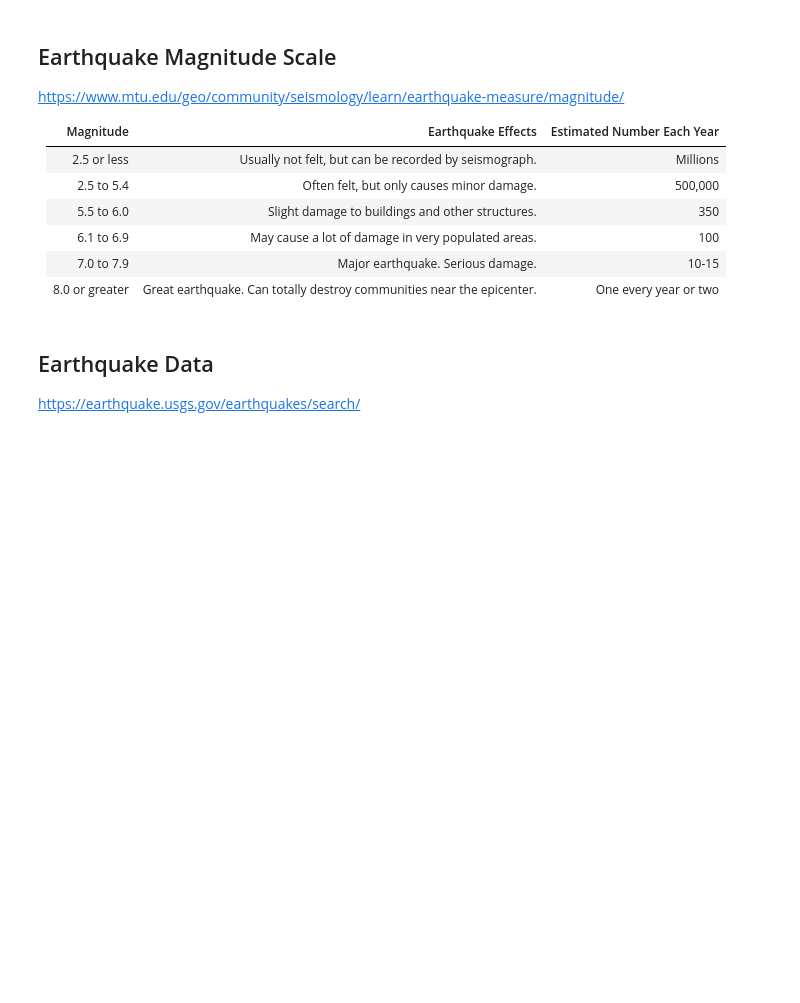
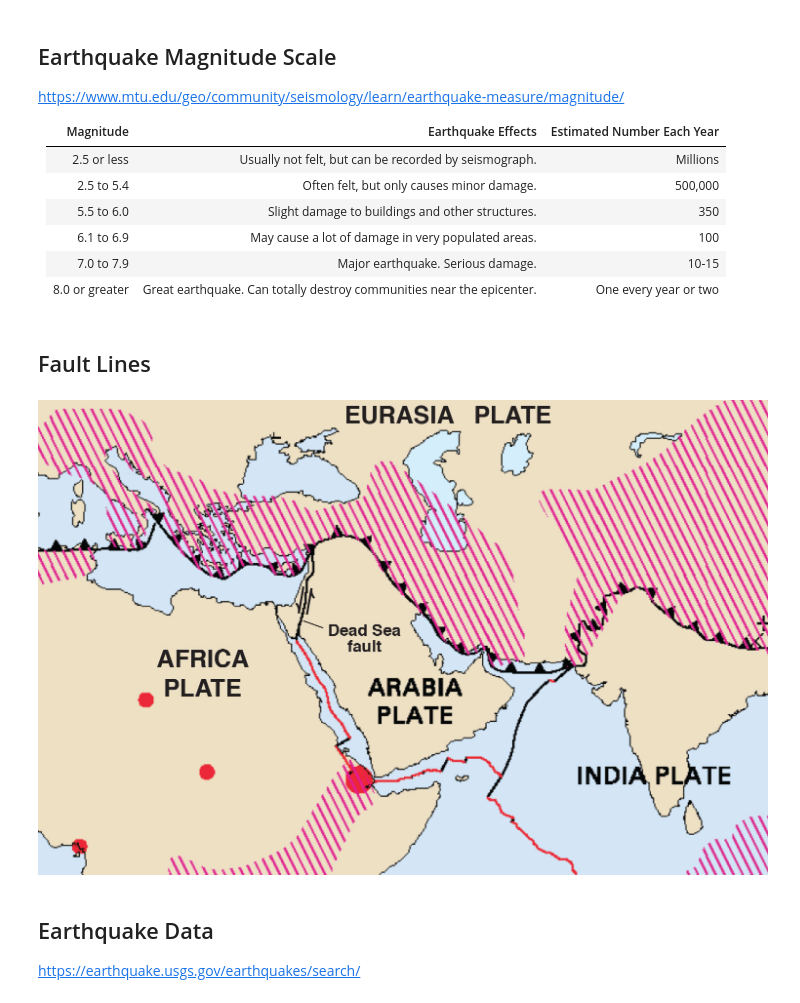
Before and after one commit to johnny-woodtke/quakin, a Jupyter notebook: main.ipynb, the cells around one changed output. Saved outputs shown, nothing was run; the diff lists cells and outputs as text; code cells hidden in the pictures; blank space fills up the shorter version.

```diff
--- a/main.ipynb
+++ b/main.ipynb
@@ -11,6 +11,14 @@
 | 6.1 to 6.9    | May cause a lot of damage in very populated areas.                               | 100                         |
 | 7.0 to 7.9    | Major earthquake. Serious damage.                                                | 10-15                       |
 | 8.0 or greater| Great earthquake. Can totally destroy communities near the epicenter.           | One every year or two       |
+# %% [markdown]
+## Fault Lines
+# %%
+from IPython.display import Image
+
+Image(filename='middle_east_faultlines.jpg')
+# %% [output]
+[figure, added]
 # %% [markdown]
 ## Earthquake Data
 
```
Also changed, not shown: parts of 13 cells of this notebook, 6 other files.
